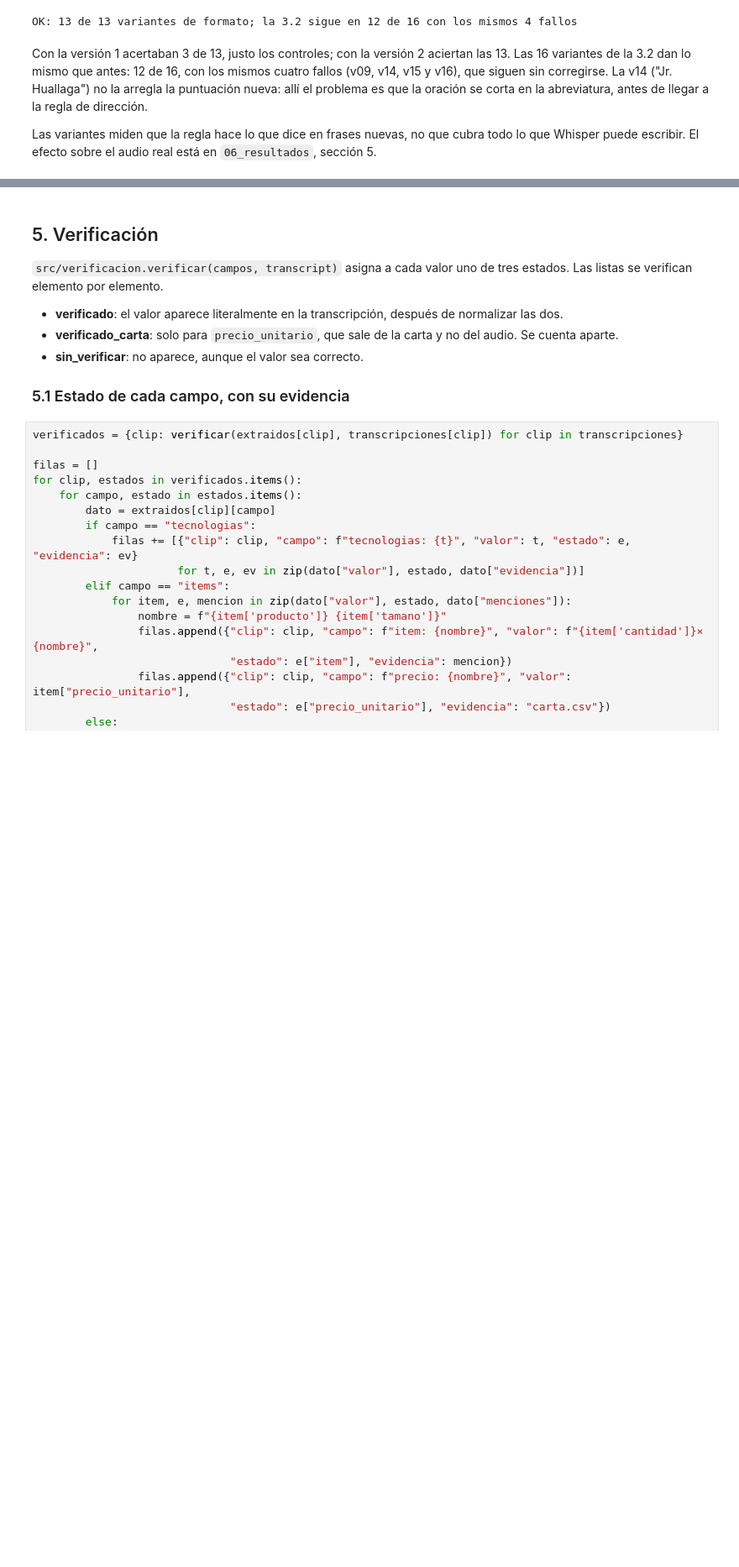
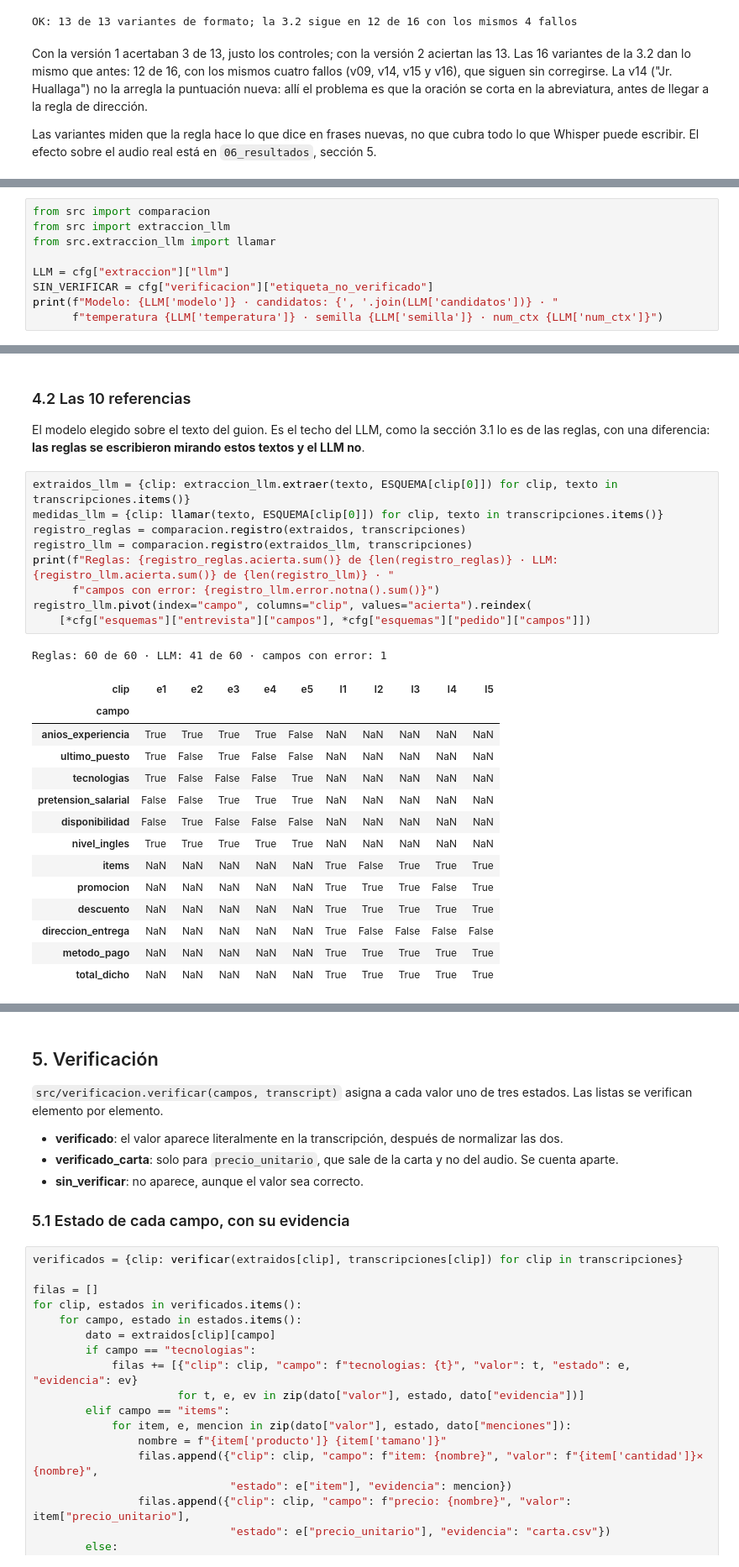
Before and after one commit to mmlis02/HW_05_202602, a Jupyter notebook: notebooks/03_extraccion.ipynb, the cells around one changed output, grey strips where cells are left out. Shown at 84% size. Cells and saved outputs as stored; diff of their text form; blank space fills up the shorter version.

```diff
--- a/notebooks/03_extraccion.ipynb
+++ b/notebooks/03_extraccion.ipynb
@@ -680,0 +686,9 @@ JSON estructurado con el prompt de `config.yaml`. Cada valor viene con su eviden
+# %%
+from src import comparacion
+from src import extraccion_llm
+from src.extraccion_llm import llamar
+
+LLM = cfg["extraccion"]["llm"]
+SIN_VERIFICAR = cfg["verificacion"]["etiqueta_no_verificado"]
+print(f"Modelo: {LLM['modelo']} · candidatos: {', '.join(LLM['candidatos'])} · "
+      f"temperatura {LLM['temperatura']} · semilla {LLM['semilla']} · num_ctx {LLM['num_ctx']}")
@@ -680,0 +770,29 @@ JSON estructurado con el prompt de `config.yaml`. Cada valor viene con su eviden
+# %% [markdown]
+### 4.2 Las 10 referencias
+
+El modelo elegido sobre el texto del guion. Es el techo del LLM, como la sección 3.1 lo es de las reglas, con una diferencia: **las reglas se escribieron mirando estos textos y el LLM no**.
+# %%
+extraidos_llm = {clip: extraccion_llm.extraer(texto, ESQUEMA[clip[0]]) for clip, texto in transcripciones.items()}
+medidas_llm = {clip: llamar(texto, ESQUEMA[clip[0]]) for clip, texto in transcripciones.items()}
+registro_reglas = comparacion.registro(extraidos, transcripciones)
+registro_llm = comparacion.registro(extraidos_llm, transcripciones)
+print(f"Reglas: {registro_reglas.acierta.sum()} de {len(registro_reglas)} · LLM: {registro_llm.acierta.sum()} de {len(registro_llm)} · "
+      f"campos con error: {registro_llm.error.notna().sum()}")
+registro_llm.pivot(index="campo", columns="clip", values="acierta").reindex(
+    [*cfg["esquemas"]["entrevista"]["campos"], *cfg["esquemas"]["pedido"]["campos"]])
+# %% [output]
+Reglas: 60 de 60 · LLM: 41 de 60 · campos con error: 1
+| clip | e1 | e2 | e3 | e4 | e5 | l1 | l2 | l3 | l4 | l5 |
+| campo |  |  |  |  |  |  |  |  |  |  |
+| anios_experiencia | True | True | True | True | False | NaN | NaN | NaN | NaN | NaN |
+| ultimo_puesto | True | False | True | False | False | NaN | NaN | NaN | NaN | NaN |
+| tecnologias | True | False | False | False | True | NaN | NaN | NaN | NaN | NaN |
+| pretension_salarial | False | False | True | True | True | NaN | NaN | NaN | NaN | NaN |
+| disponibilidad | False | True | False | False | False | NaN | NaN | NaN | NaN | NaN |
+| nivel_ingles | True | True | True | True | True | NaN | NaN | NaN | NaN | NaN |
+| items | NaN | NaN | NaN | NaN | NaN | True | False | True | True | True |
+| promocion | NaN | NaN | NaN | NaN | NaN | True | True | True | False | True |
+| descuento | NaN | NaN | NaN | NaN | NaN | True | True | True | True | True |
+| direccion_entrega | NaN | NaN | NaN | NaN | NaN | True | False | False | False | False |
+| metodo_pago | NaN | NaN | NaN | NaN | NaN | True | True | True | True | True |
+| total_dicho | NaN | NaN | NaN | NaN | NaN | True | True | True | True | True |
```
Also changed, not shown: parts of 24 cells of this notebook.
